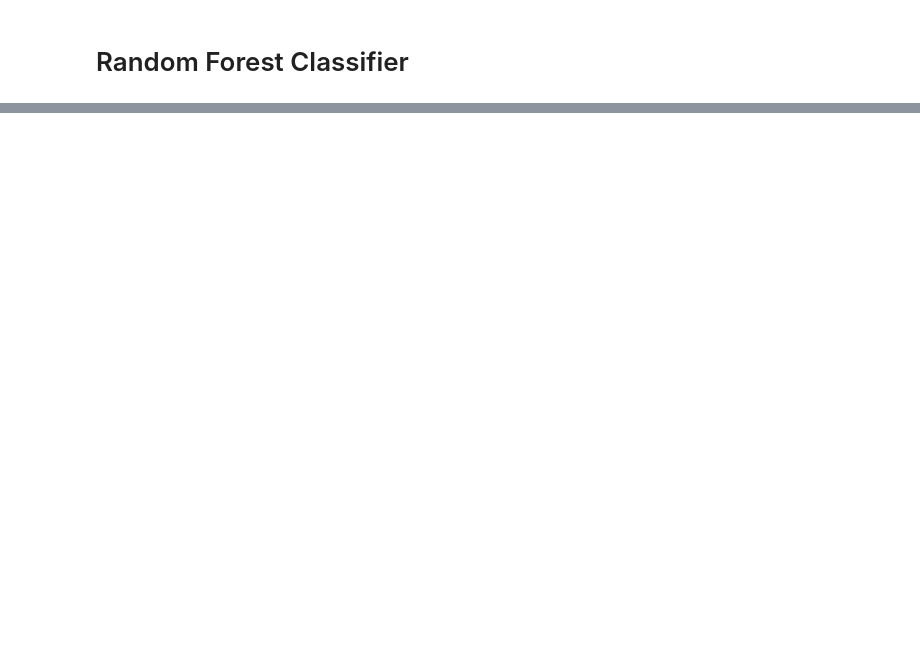
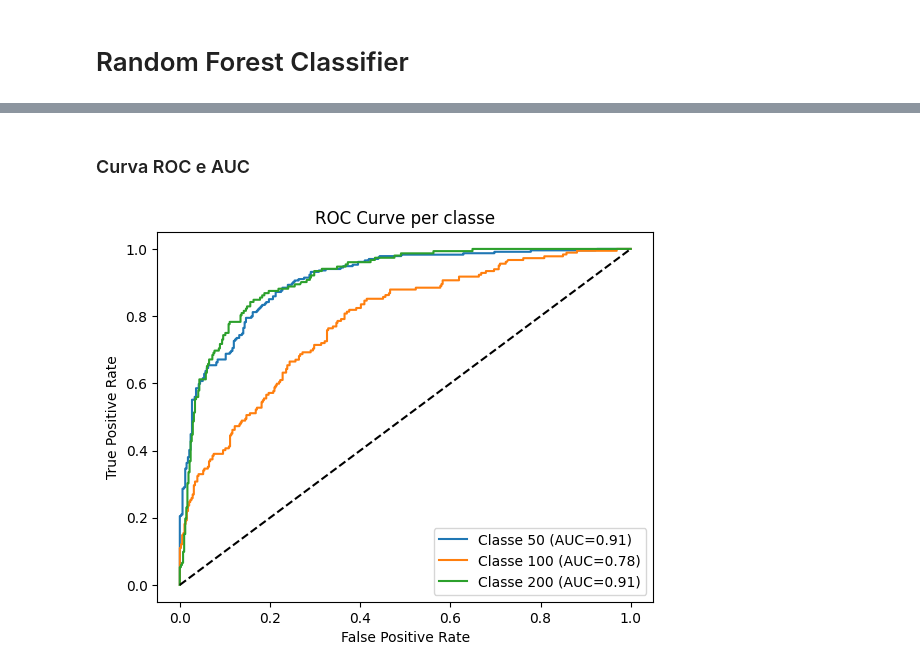
Before and after one commit to gviglione/DataAnalyticsProject, a Jupyter notebook: src/random_forest.ipynb, the cells around one changed output, grey strips where cells are left out. Cells and saved outputs as stored; diff of their text form; code cells hidden in the pictures; blank space fills up the shorter version.

```diff
--- a/src/random_forest.ipynb
+++ b/src/random_forest.ipynb
@@ -73,0 +77,19 @@ weighted avg       0.72      0.73      0.72       568
+# %% [markdown]
+### Curva ROC e AUC
+# %%
+from sklearn.preprocessing import label_binarize
+from sklearn.metrics import roc_curve, auc
+
+y_test_bin = label_binarize(y_test, classes=np.unique(y))
+y_score = trained_model.predict_proba(X_test)
+for i, class_label in enumerate(np.unique(y)):
+    fpr, tpr, _ = roc_curve(y_test_bin[:, i], y_score[:, i])
+    plt.plot(fpr, tpr, label=f'Classe {class_label} (AUC={auc(fpr, tpr):.2f})')
+plt.plot([0, 1], [0, 1], 'k--')
+plt.xlabel('False Positive Rate')
+plt.ylabel('True Positive Rate')
+plt.title('ROC Curve per classe')
+plt.legend()
+plt.show()
+# %% [output]
+[figure, added]
```
Also changed, not shown: parts of 21 cells of this notebook, 12 other files.
